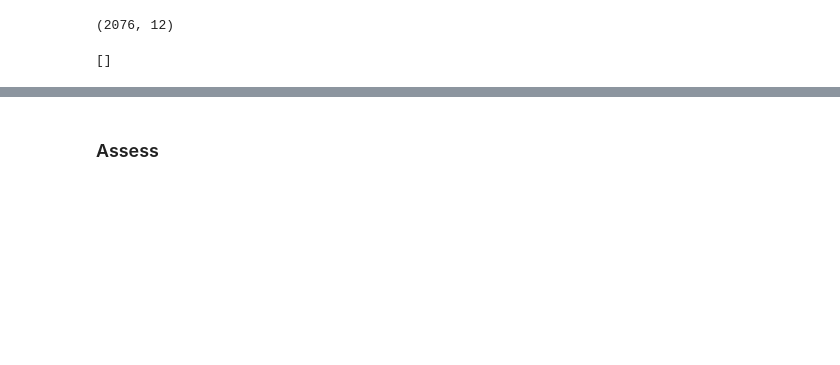
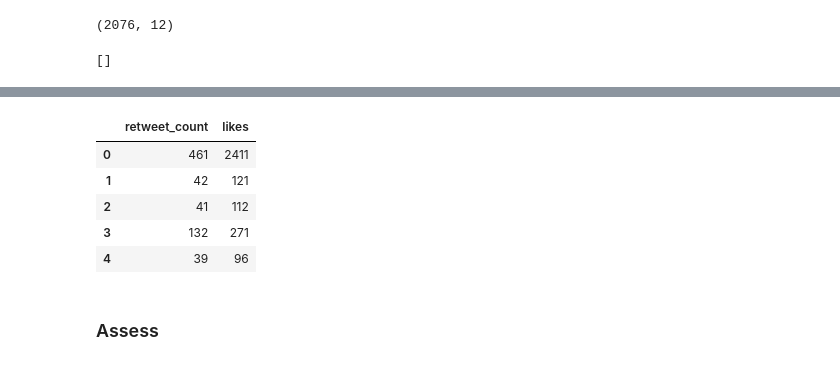
Before and after one commit to CollinsOduor/data-wrangling, a Jupyter notebook: wrangle_act.ipynb, the cells around one changed output, grey strips where cells are left out. Saved outputs shown, nothing was run; the diff lists cells and outputs as text; code cells hidden in the pictures; blank space fills up the shorter version.

```diff
--- a/wrangle_act.ipynb
+++ b/wrangle_act.ipynb
@@ -67,6 +67,5 @@ twitter_list
 # %%
 twitter_list = []
-%time
 for row in data_body:
     row_data = row.split('\t')
     tweet = None
@@ -74,12 +73,8 @@ for row in data_body:
         tweet = api.get_status(row_data[0])._json
     except:
         tweet = {'retweet_count': 0, 'favorite_count': 0}
-
-#     tweet_retweets = api.get_status(row.split('\t')[0])._json['retweet_count']
-#     tweet_likes = api.get_status(row.split('\t')[0])._json['favorite_count']
-    %time
-    twitter_list.append({'retweets': tweet['retweet_count'], 'likes': tweet['favorite_count']})
-#     twitter_list.append({'retweets': api.get_status(row_data[0])._json['retweet_count'], 'likes': api.get_status(row_data[0])._json['favorite_count']})
+#     %time
+    twitter_list.append({'tweet_id': row_data[0],'retweets': tweet['retweet_count'], 'likes': tweet['favorite_count']})
 # %% [output]
 CPU times: user 4 µs, sys: 1 µs, total: 5 µs
 Wall time: 10 µs
@@ -113,10 +96 @@ except:
-# %%
-twitter_list = []
-for el in predictions_df['tweet_id']:
-    twitter_data = api.get_status(el)
-    if twitter_data is None:
-        print('Found null')
-        break
-    twitter_list.append({'retweet_count': twitter_data.retweet_count, 'likes': twitter_data.favorite_count})
-print(twitter_list)
 # %%
@@ -124,3 +98,14 @@ twitter_df = pd.DataFrame(twitter_list, columns=['Retweet Count', 'Like count'])
+# %%
+twitter_df = pd.DataFrame(twitter_list)
+# %%
+twitter_df.head()
+# %% [output]
+|  | retweet_count | likes |
+| 0 | 461 | 2411 |
+| 1 | 42 | 121 |
+| 2 | 41 | 112 |
+| 3 | 132 | 271 |
+| 4 | 39 | 96 |
 # %%
 twitter_df.head()
 # %% [markdown]
```
Also changed, not shown: parts of 11 cells of this notebook, 1 other file.
